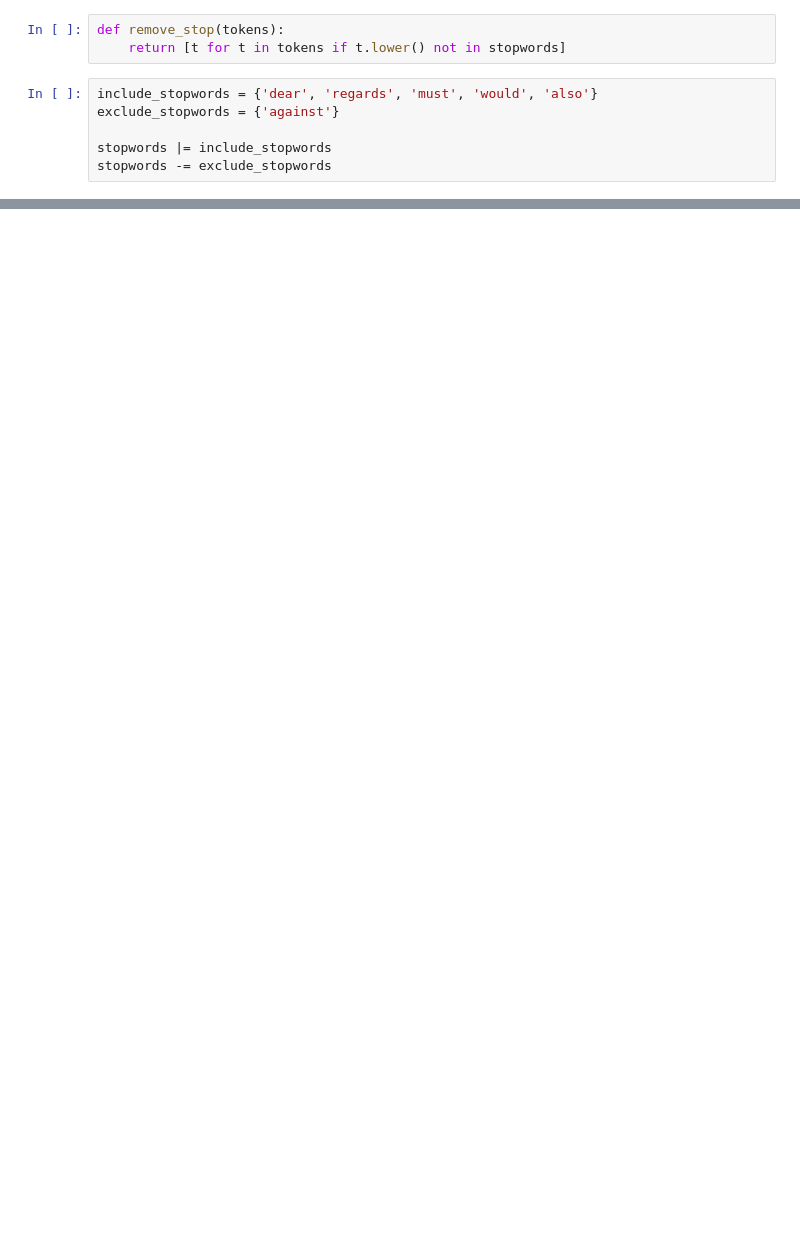
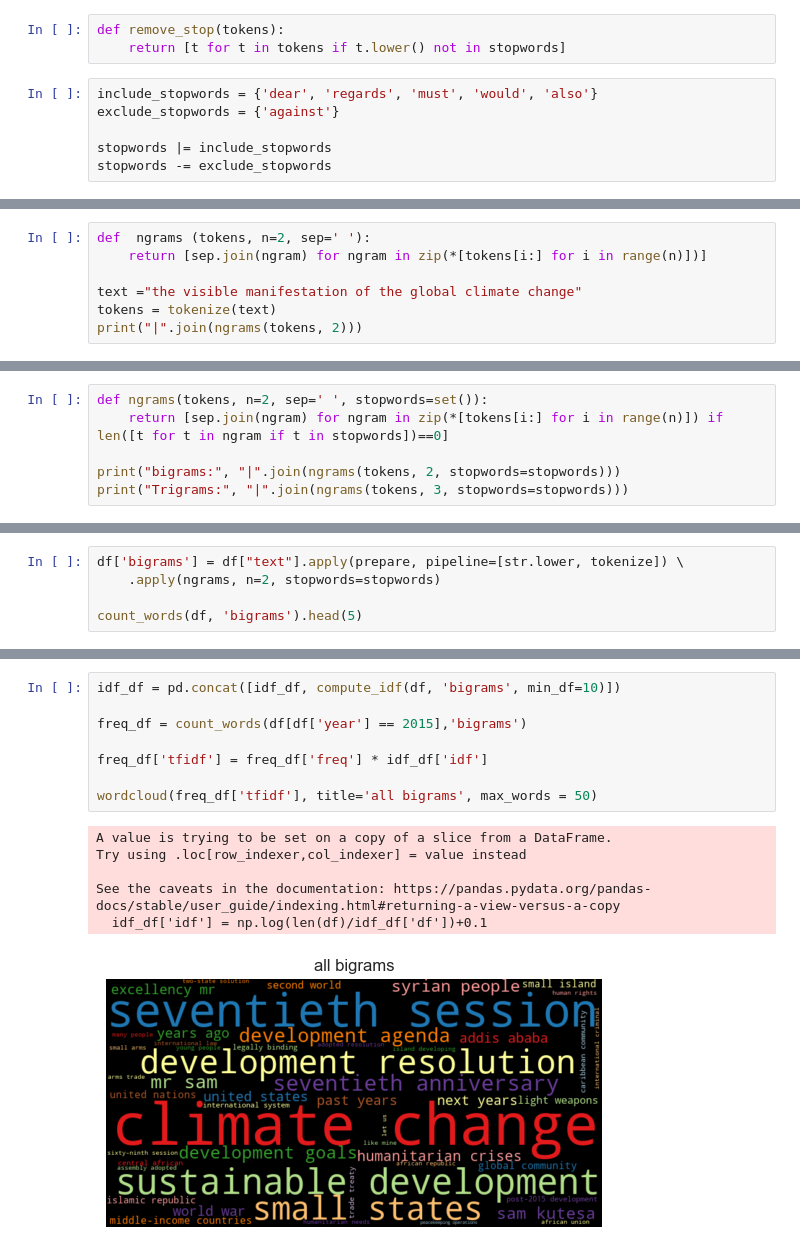
Before and after one commit to ybhsos/blueprints-text, a Jupyter notebook: study/chapter01.ipynb, the cells around one changed output, grey strips where cells are left out. Cells and saved outputs as stored; diff of their text form; blank space fills up the shorter version.

```diff
--- a/study/chapter01.ipynb
+++ b/study/chapter01.ipynb
@@ -158,0 +409,7 @@ stopwords -= exclude_stopwords
+# %%
+def  ngrams (tokens, n=2, sep=' '):
+    return [sep.join(ngram) for ngram in zip(*[tokens[i:] for i in range(n)])]
+
+text ="the visible manifestation of the global climate change"
+tokens = tokenize(text)
+print("|".join(ngrams(tokens, 2)))
@@ -158,0 +418,6 @@ stopwords -= exclude_stopwords
+# %%
+def ngrams(tokens, n=2, sep=' ', stopwords=set()):
+    return [sep.join(ngram) for ngram in zip(*[tokens[i:] for i in range(n)]) if len([t for t in ngram if t in stopwords])==0]
+
+print("bigrams:", "|".join(ngrams(tokens, 2, stopwords=stopwords)))
+print("Trigrams:", "|".join(ngrams(tokens, 3, stopwords=stopwords)))
@@ -158,0 +427,5 @@ stopwords -= exclude_stopwords
+# %%
+df['bigrams'] = df["text"].apply(prepare, pipeline=[str.lower, tokenize]) \
+    .apply(ngrams, n=2, stopwords=stopwords)
+
+count_words(df, 'bigrams').head(5)
@@ -158,0 +440,15 @@ stopwords -= exclude_stopwords
+# %%
+idf_df = pd.concat([idf_df, compute_idf(df, 'bigrams', min_df=10)])
+
+freq_df = count_words(df[df['year'] == 2015],'bigrams')
+
+freq_df['tfidf'] = freq_df['freq'] * idf_df['idf']
+
+wordcloud(freq_df['tfidf'], title='all bigrams', max_words = 50)
+# %% [output]
+A value is trying to be set on a copy of a slice from a DataFrame.
+Try using .loc[row_indexer,col_indexer] = value instead
+
+See the caveats in the documentation: https://pandas.pydata.org/pandas-docs/stable/user_guide/indexing.html#returning-a-view-versus-a-copy
+  idf_df['idf'] = np.log(len(df)/idf_df['df'])+0.1
+[figure, added]
```
Also changed, not shown: parts of 49 cells of this notebook.
